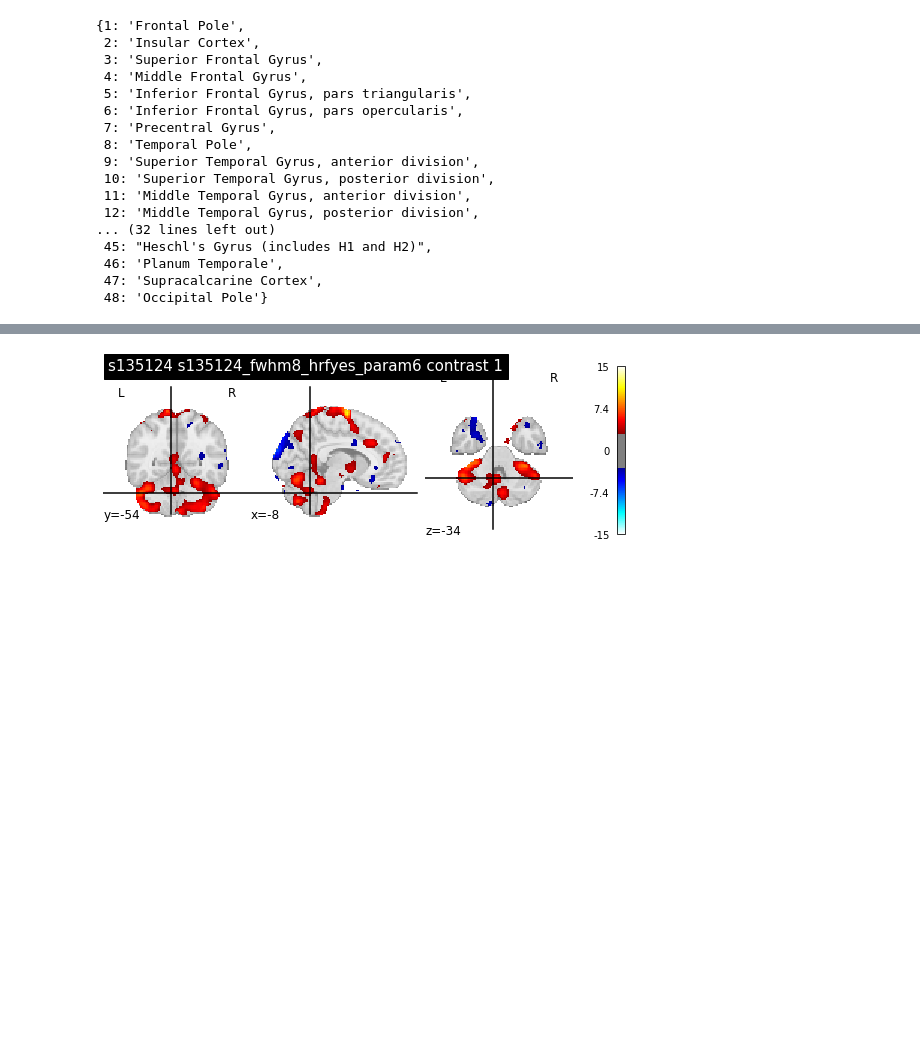
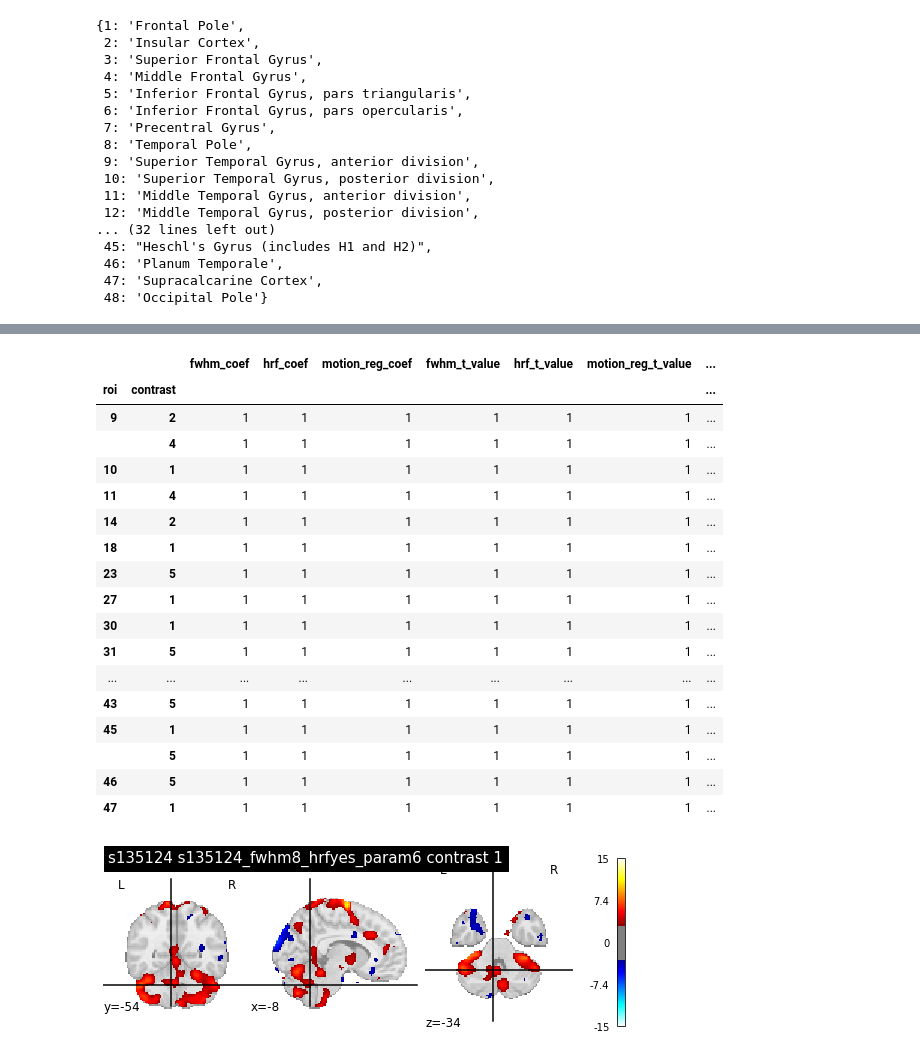
Before and after one commit to mwzhang851/hcp_multi_pipelines, a Jupyter notebook: src/btwn_subject_analysis.ipynb, the cells around one changed output, grey strips where cells are left out. Drawn from its saved outputs; the diff is of its cells as text; code cells hidden in the pictures; blank space fills up the shorter version.

```diff
--- a/src/btwn_subject_analysis.ipynb
+++ b/src/btwn_subject_analysis.ipynb
@@ -353,3 +474,24 @@ results_table_all.groupby(by = ['predictor','reject_fdr']).count()
+# %%
+final_df[final_df['motion_reg_p_fdr']> 0.05].groupby(['roi','contrast']).count()
+# %% [output]
+|  |  | fwhm_coef | hrf_coef | motion_reg_coef | fwhm_t_value | hrf_t_value | motion_reg_t_value | ... |
+| roi | contrast |  |  |  |  |  |  | ... |
+| 9 | 2 | 1 | 1 | 1 | 1 | 1 | 1 | ... |
+|  | 4 | 1 | 1 | 1 | 1 | 1 | 1 | ... |
+| 10 | 1 | 1 | 1 | 1 | 1 | 1 | 1 | ... |
+| 11 | 4 | 1 | 1 | 1 | 1 | 1 | 1 | ... |
+| 14 | 2 | 1 | 1 | 1 | 1 | 1 | 1 | ... |
+| 18 | 1 | 1 | 1 | 1 | 1 | 1 | 1 | ... |
+| 23 | 5 | 1 | 1 | 1 | 1 | 1 | 1 | ... |
+| 27 | 1 | 1 | 1 | 1 | 1 | 1 | 1 | ... |
+| 30 | 1 | 1 | 1 | 1 | 1 | 1 | 1 | ... |
+| 31 | 5 | 1 | 1 | 1 | 1 | 1 | 1 | ... |
+| ... | ... | ... | ... | ... | ... | ... | ... | ... |
+| 43 | 5 | 1 | 1 | 1 | 1 | 1 | 1 | ... |
+| 45 | 1 | 1 | 1 | 1 | 1 | 1 | 1 | ... |
+|  | 5 | 1 | 1 | 1 | 1 | 1 | 1 | ... |
+| 46 | 5 | 1 | 1 | 1 | 1 | 1 | 1 | ... |
+| 47 | 1 | 1 | 1 | 1 | 1 | 1 | 1 | ... |
 # %%
 from nilearn import plotting
 
```
Also changed, not shown: parts of 28 cells of this notebook.
